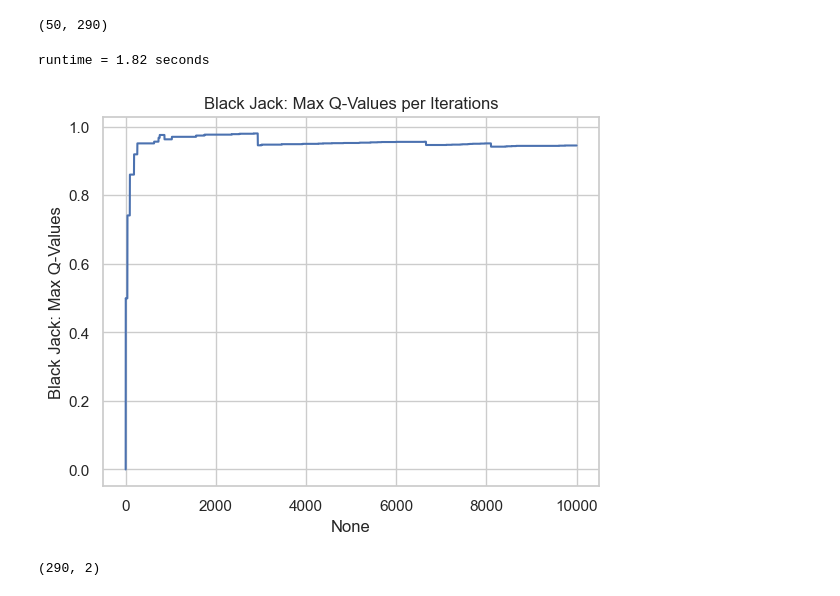
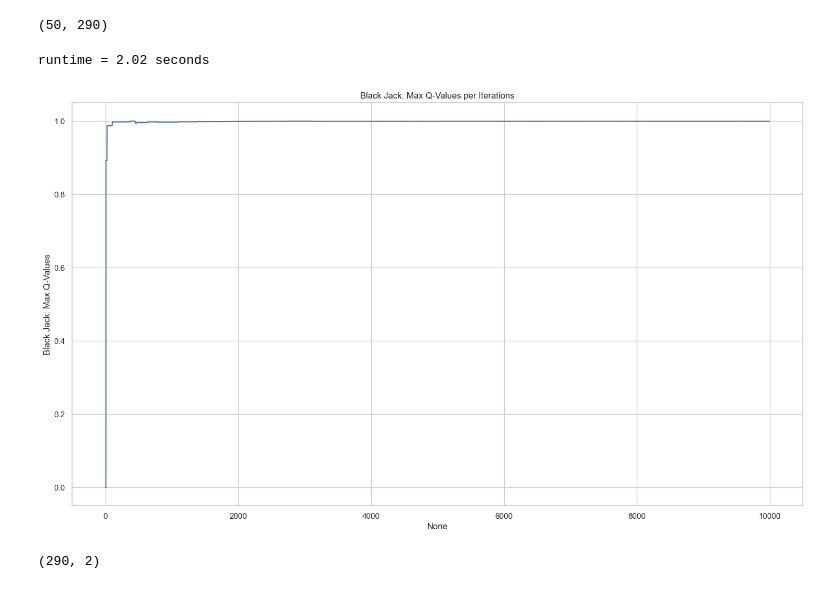
Before and after one commit to lboadi2/machine_learning, a Jupyter notebook: 4_reinforcement_learning/blackjack.ipynb, the cells around one changed output. Saved outputs shown, nothing was run; the diff lists cells and outputs as text; code cells hidden in the pictures.

Commit message:
some graphs

```diff
--- a/4_reinforcement_learning/blackjack.ipynb
+++ b/4_reinforcement_learning/blackjack.ipynb
@@ -114,3 +103,41 @@ class Plots:
+# %%
+class Plots:
+    @staticmethod
+    def grid_world_policy_plot(data, label):
+        if not math.modf(math.sqrt(len(data)))[0] == 0.0:
+            warnings.warn("Grid map expected.  Check data length")
+        else:
+            grid = int(math.sqrt(np.array(data).shape[0]))
+            data = np.around(np.array(data).reshape((grid, grid)), 2)
+            df = pd.DataFrame(data=data)
+            my_colors = ((0.0, 0.0, 0.0, 1.0), (0.8, 0.0, 0.0, 1.0), (0.0, 0.8, 0.0, 1.0), (0.0, 0.0, 0.8, 1.0))
+            cmap = LinearSegmentedColormap.from_list('Custom', my_colors, len(my_colors))
+            ax = sns.heatmap(df, cmap=cmap, linewidths=1.0)
+            colorbar = ax.collections[0].colorbar
+            colorbar.set_ticks([.4, 1.1, 1.9, 2.6])
+            colorbar.set_ticklabels(['Left', 'Down', 'Right', 'Up'])
+            plt.title(label)
+            plt.show()
+
+    @staticmethod
+    def grid_values_heat_map(data, label, ax=None):
+        if not math.modf(math.sqrt(len(data)))[0] == 0.0:
+            warnings.warn("Grid map expected.  Check data length")
+        else:
+            grid = int(math.sqrt(np.array(data).shape[0]))
+            data = np.around(np.array(data).reshape((grid, grid)), 2)
+            df = pd.DataFrame(data=data)
+            sns.heatmap(df, annot=True, ax=ax).set_title(label)
+            plt.show()
+
+    @staticmethod
+    def v_iters_plot(data, label):
+        df = pd.DataFrame(data=data)
+        df.columns = [label]
+        sns.set_theme(style="whitegrid")
+        title = label + " per Iterations"
+        sns.lineplot(x=df.index, y=label, data=df).set_title(title)
+        plt.show()
 # %% [markdown]
 ## Value Iteration
 # %%
@@ -136,14 +163,14 @@ V_track.shape
 # %%
 Q, V, pi, Q_track, pi_track = RL(blackjack.env).\
     q_learning(blackjack.n_states, blackjack.n_actions,
-                blackjack.convert_state_obs)
+                blackjack.convert_state_obs, init_alpha=0.9)
 
 max_q_value_per_iter = np.amax(np.amax(Q_track, axis=2), axis=1)
 
 Plots.v_iters_plot(max_q_value_per_iter, "Black Jack: Max Q-Values")
 # %% [output]
-runtime = 1.82 seconds
+runtime = 2.02 seconds
-[figure, old version]
+[figure, new version]
 # %%
 Q.shape
 # %% [output]
```
Also changed, not shown: parts of 8 cells of this notebook, 11 other files.
